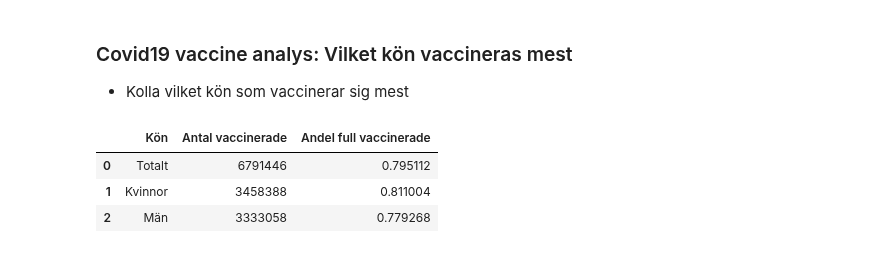
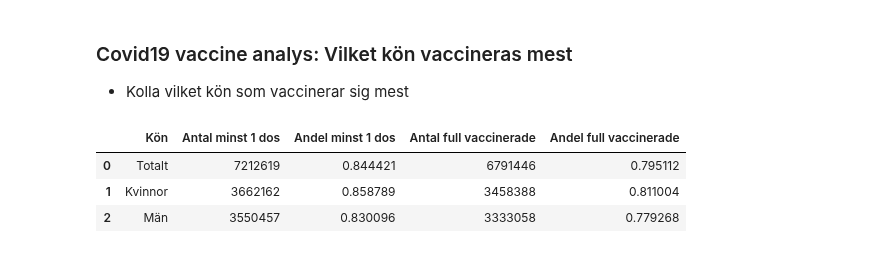
Before and after one commit to FabianAndersson17/Databehandling-Fabian-Andersson, a Jupyter notebook: Labs/Covid-19_Labb1.ipynb, the cells around one changed output. Saved outputs shown, nothing was run; the diff lists cells and outputs as text; code cells hidden in the pictures.

Commit message:
Finished making the new data base and made plots for number of men and women's vaccination counts. And one graph for procent vaccinations between the genders

```diff
--- a/Labs/Covid-19_Labb1.ipynb
+++ b/Labs/Covid-19_Labb1.ipynb
@@ -310,16 +310,17 @@ fig.show()
 # %%
 # Data import och rengörelse
 vaccin_kön_data = pd.read_excel(vaccine_data_Path, sheet_name="Vaccinerade kön")
 kön_vaccin_1dos = vaccin_kön_data[vaccin_kön_data["Vaccinationsstatus"] == "Minst 1 dos"].reset_index()
 kön_vaccin_1dos = kön_vaccin_1dos.rename({"Antal vaccinerade": "Antal minst 1 dos", "Andel vaccinerade": "Andel minst 1 dos"}, axis="columns")
 kön_färdigvaccin = vaccin_kön_data[vaccin_kön_data["Vaccinationsstatus"] == "Färdigvaccinerade"].reset_index()
-kön_färdigvaccin = kön_färdigvaccin.rename({"Andel vaccinerade": "Antal full vaccinerade", "Andel vaccinerade": "Andel full vaccinerade"}, axis="columns")
+kön_färdigvaccin = kön_färdigvaccin.rename({"Antal vaccinerade": "Antal full vaccinerade", "Andel vaccinerade": "Andel full vaccinerade"}, axis="columns")
 kön_vaccin_data = kön_vaccin_1dos.drop(["Vaccinationsstatus", "index"], axis="columns")
 kön_färdigvaccin = kön_färdigvaccin.drop(["Vaccinationsstatus", "index"], axis="columns")
-kön_färdigvaccin
+kön_vaccin_data = kön_vaccin_data.merge(kön_färdigvaccin, how="left")
+kön_vaccin_data
 # %% [output]
-|  | Kön | Antal vaccinerade | Andel full vaccinerade |
-| 0 | Totalt | 6791446 | 0.795112 |
-| 1 | Kvinnor | 3458388 | 0.811004 |
-| 2 | Män | 3333058 | 0.779268 |
+|  | Kön | Antal minst 1 dos | Andel minst 1 dos | Antal full vaccinerade | Andel full vaccinerade |
+| 0 | Totalt | 7212619 | 0.844421 | 6791446 | 0.795112 |
+| 1 | Kvinnor | 3662162 | 0.858789 | 3458388 | 0.811004 |
+| 2 | Män | 3550457 | 0.830096 | 3333058 | 0.779268 |
 # %%
```
Also changed, not shown: parts of 2 cells of this notebook.
